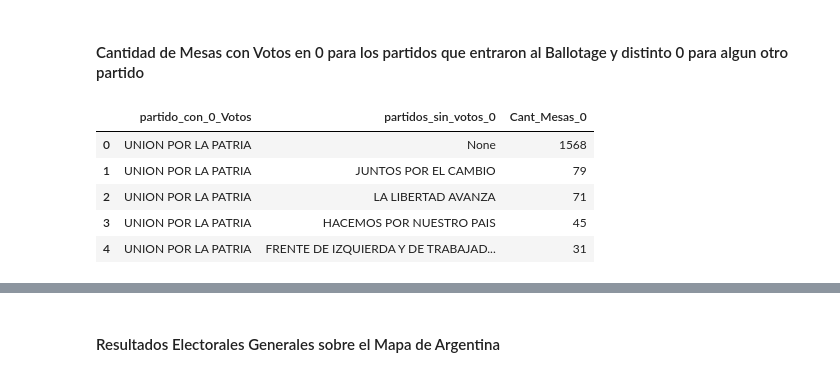
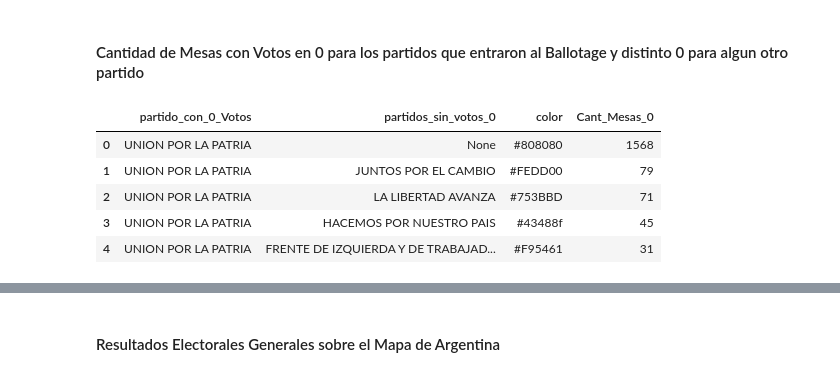
Before and after one commit to guilledesimone/MMA-visualizacion_Informacion, a Jupyter notebook: TPFinalG7/resultados_electorales.ipynb, the cells around one changed output, grey strips where cells are left out. Drawn from its saved outputs; the diff is of its cells as text; code cells hidden in the pictures.

```diff
--- a/TPFinalG7/resultados_electorales.ipynb
+++ b/TPFinalG7/resultados_electorales.ipynb
@@ -466,34 +466,42 @@ alt.Chart(source_votos_0_prov).mark_area(opacity=0.5).encode(
 # %%
 ##### Cantidad de mesas con 0 votos para Union por la patria y distinto a 0 para el resto de los partidos
 
 source_votos_0_UP = duckdb.sql("""
-select up.partido as partido_con_0_Votos, la.partido as partidos_sin_votos_0, count(*) as Cant_Mesas_0
+select up.partido as partido_con_0_Votos, la.partido as partidos_sin_votos_0,
+    CASE
+    WHEN la.partido = 'LA LIBERTAD AVANZA' THEN '#753BBD'
+    WHEN la.partido = 'JUNTOS POR EL CAMBIO'THEN '#FEDD00'
+    WHEN la.partido = 'UNION POR LA PATRIA' THEN '#009CDE'
+    WHEN la.partido = 'HACEMOS POR NUESTRO PAIS' THEN '#43488f'
+    WHEN la.partido = 'FRENTE DE IZQUIERDA Y DE TRABAJADORES - UNIDAD' THEN '#F95461'
+    ELSE '#808080'
+      END as color,count(*) as Cant_Mesas_0
     from (select agrupacion_nombre as partido,distrito_id,seccion_id,seccionprovincial_id,circuito_id,mesa_id,
             sum(votos_cantidad)::INT as votos
             from re_grales.parquet
             where cargo_id = 1 and agrupacion_id = 134
             group by 1,2,3,4,5,6
             having votos = 0) up
     left join (select agrupacion_nombre as partido,distrito_id,seccion_id,seccionprovincial_id,circuito_id,mesa_id,
             sum(votos_cantidad)::INT as votos
             from re_grales.parquet
             where cargo_id = 1
             and votos_tipo = 'POSITIVO'
             group by 1,2,3,4,5,6
             having votos <> 0) la
     on  up.distrito_id = la.distrito_id
     and up.seccionprovincial_id = la.seccionprovincial_id
     and up.seccion_id = la.seccion_id
     and up.circuito_id = la.circuito_id
     and up.mesa_id = la.mesa_id
-    group by 1,2
+    group by 1,2,3
     order by Cant_Mesas_0 desc
 """).df()
 source_votos_0_UP
 # %% [output]
-|  | partido_con_0_Votos | partidos_sin_votos_0 | Cant_Mesas_0 |
-| 0 | UNION POR LA PATRIA | None | 1568 |
-| 1 | UNION POR LA PATRIA | JUNTOS POR EL CAMBIO | 79 |
-| 2 | UNION POR LA PATRIA | LA LIBERTAD AVANZA | 71 |
-| 3 | UNION POR LA PATRIA | HACEMOS POR NUESTRO PAIS | 45 |
-| 4 | UNION POR LA PATRIA | FRENTE DE IZQUIERDA Y DE TRABAJAD... | 31 |
+|  | partido_con_0_Votos | partidos_sin_votos_0 | color | Cant_Mesas_0 |
+| 0 | UNION POR LA PATRIA | None | #808080 | 1568 |
+| 1 | UNION POR LA PATRIA | JUNTOS POR EL CAMBIO | #FEDD00 | 79 |
+| 2 | UNION POR LA PATRIA | LA LIBERTAD AVANZA | #753BBD | 71 |
+| 3 | UNION POR LA PATRIA | HACEMOS POR NUESTRO PAIS | #43488f | 45 |
+| 4 | UNION POR LA PATRIA | FRENTE DE IZQUIERDA Y DE TRABAJAD... | #F95461 | 31 |
```
Also changed, not shown: parts of 8 cells of this notebook, 3 other files.
